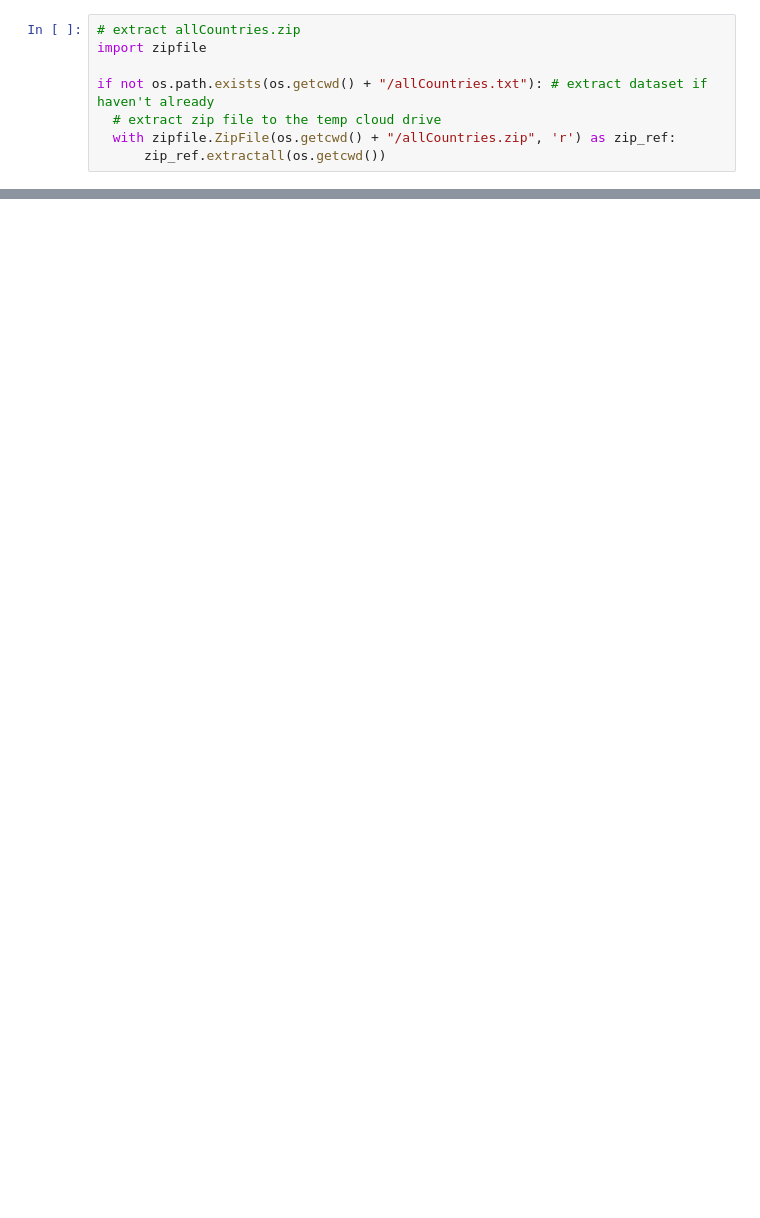
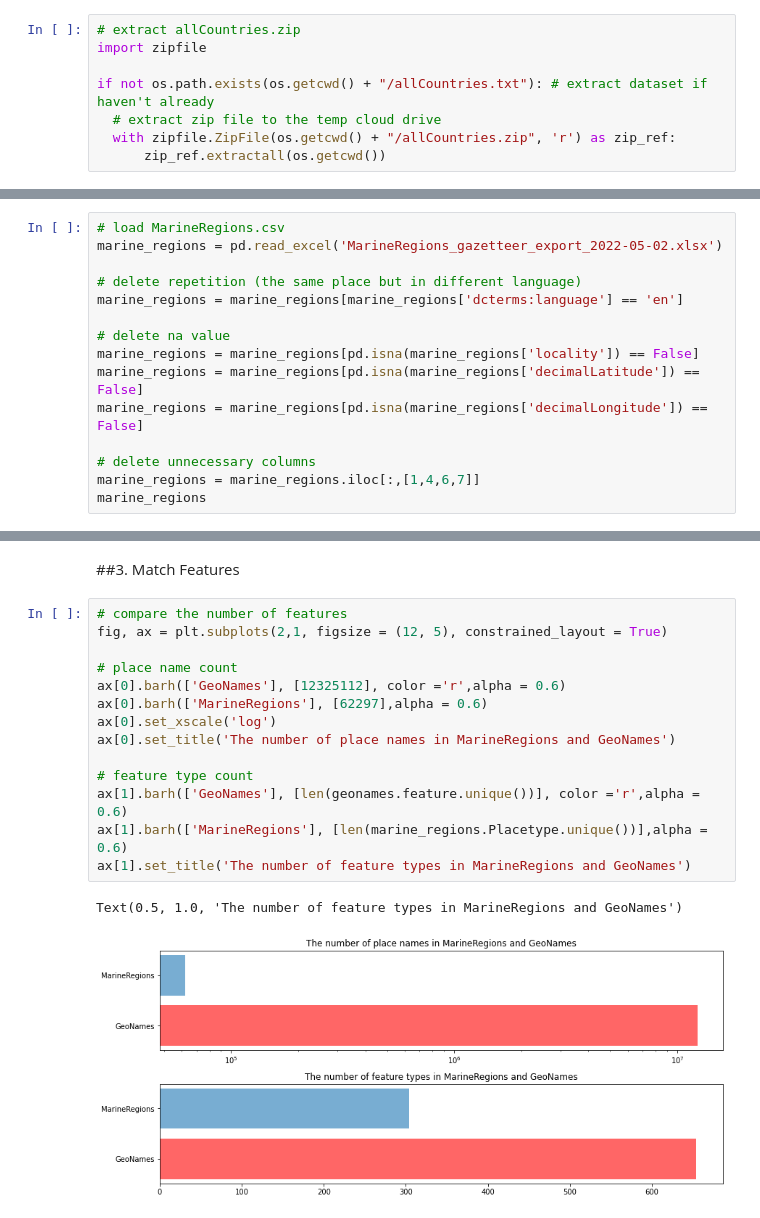
Before and after one commit to grbiuzh/GEO877, a Jupyter notebook: Matching_Features.ipynb, the cells around one changed output, grey strips where cells are left out. Saved outputs shown, nothing was run; the diff lists cells and outputs as text; blank space fills up the shorter version.

Commit message:
matching features and calculating search radius

```diff
--- a/Matching_Features.ipynb
+++ b/Matching_Features.ipynb
@@ -226,0 +63,15 @@ marine_regions_dic
+# %%
+# load MarineRegions.csv
+marine_regions = pd.read_excel('MarineRegions_gazetteer_export_2022-05-02.xlsx')
+
+# delete repetition (the same place but in different language)
+marine_regions = marine_regions[marine_regions['dcterms:language'] == 'en']
+
+# delete na value
+marine_regions = marine_regions[pd.isna(marine_regions['locality']) == False]
+marine_regions = marine_regions[pd.isna(marine_regions['decimalLatitude']) == False]
+marine_regions = marine_regions[pd.isna(marine_regions['decimalLongitude']) == False]
+
+# delete unnecessary columns
+marine_regions = marine_regions.iloc[:,[1,4,6,7]]
+marine_regions
@@ -226,0 +97,19 @@ marine_regions_dic
+# %% [markdown]
+##3. Match Features
+# %%
+# compare the number of features
+fig, ax = plt.subplots(2,1, figsize = (12, 5), constrained_layout = True)
+
+# place name count
+ax[0].barh(['GeoNames'], [12325112], color ='r',alpha = 0.6)
+ax[0].barh(['MarineRegions'], [62297],alpha = 0.6)
+ax[0].set_xscale('log')
+ax[0].set_title('The number of place names in MarineRegions and GeoNames')
+
+# feature type count
+ax[1].barh(['GeoNames'], [len(geonames.feature.unique())], color ='r',alpha = 0.6)
+ax[1].barh(['MarineRegions'], [len(marine_regions.Placetype.unique())],alpha = 0.6)
+ax[1].set_title('The number of feature types in MarineRegions and GeoNames')
+# %% [output]
+Text(0.5, 1.0, 'The number of feature types in MarineRegions and GeoNames')
+[figure, added]
```
Also changed, not shown: parts of 42 cells of this notebook.
